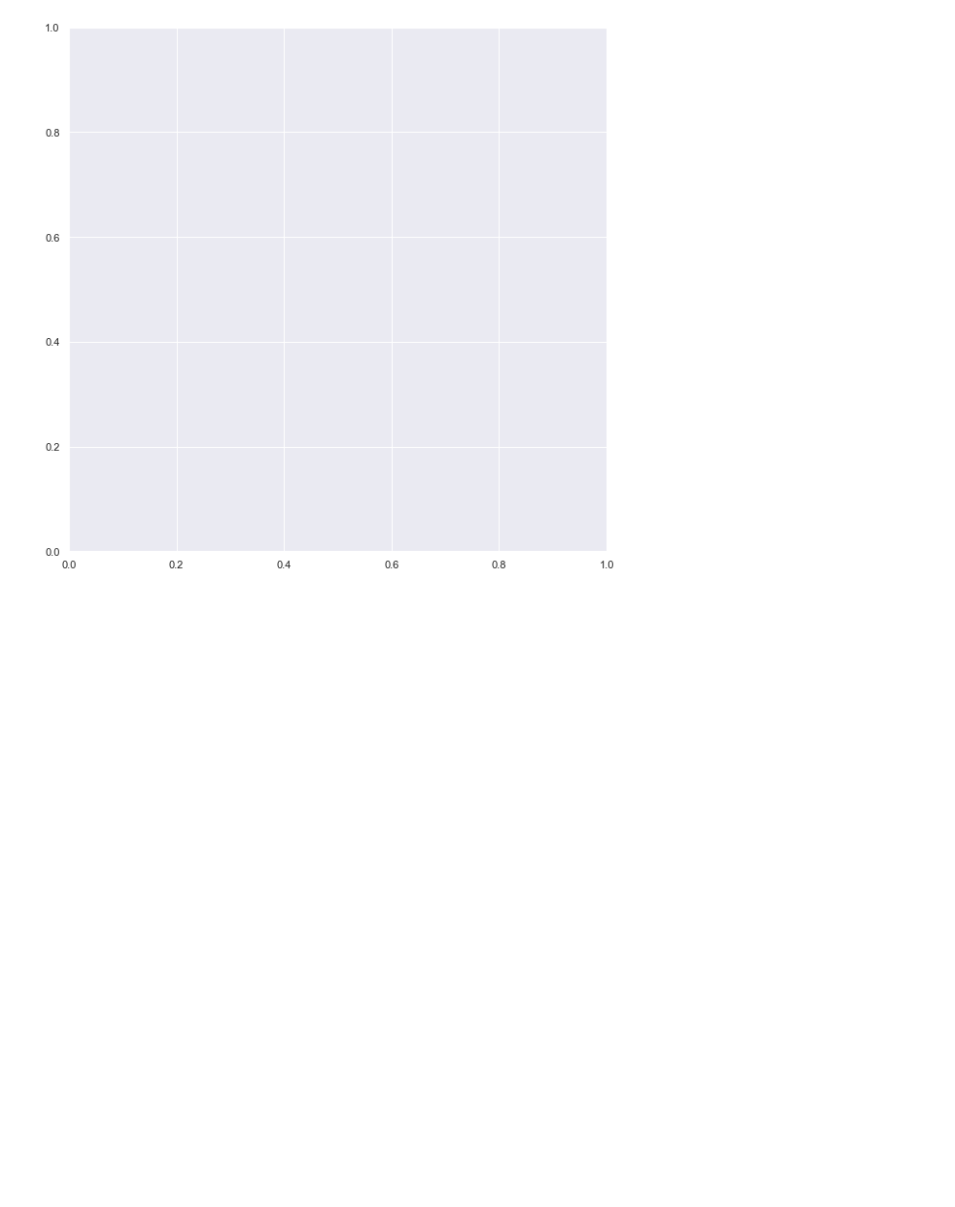
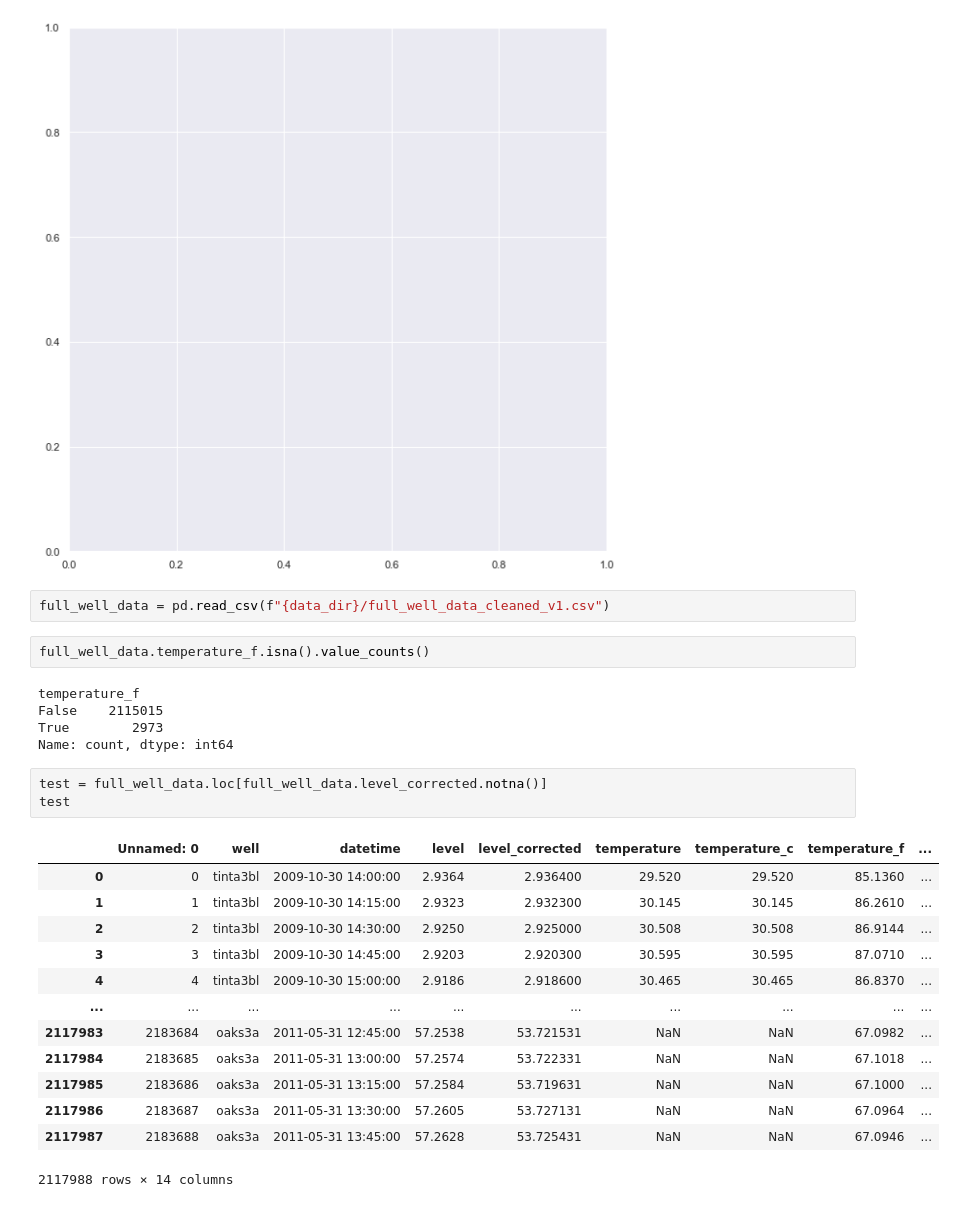
Before and after one commit to tnc-ca-geo/dangermondpreserve, a Jupyter notebook: Notebooks/well_data_vis.ipynb, the cells around one changed output. Drawn from its saved outputs; the diff is of its cells as text; blank space fills up the shorter version.

```diff
--- a/Notebooks/well_data_vis.ipynb
+++ b/Notebooks/well_data_vis.ipynb
@@ -187,3 +187,29 @@ counts.set_xticklabels(counts.get_xticklabels(), rotation=90);
 # %% [output]
 AttributeError: 'Rectangle' object has no property 'labels'
 [figure]
+# %%
+full_well_data = pd.read_csv(f"{data_dir}/full_well_data_cleaned_v1.csv")
+# %%
+full_well_data.temperature_f.isna().value_counts()
+# %% [output]
+temperature_f
+False    2115015
+True        2973
+Name: count, dtype: int64
+# %%
+test = full_well_data.loc[full_well_data.level_corrected.notna()]
+test
+# %% [output]
+|  | Unnamed: 0 | well | datetime | level | level_corrected | temperature | temperature_c | temperature_f | ... |
+| 0 | 0 | tinta3bl | 2009-10-30 14:00:00 | 2.9364 | 2.936400 | 29.520 | 29.520 | 85.1360 | ... |
+| 1 | 1 | tinta3bl | 2009-10-30 14:15:00 | 2.9323 | 2.932300 | 30.145 | 30.145 | 86.2610 | ... |
+| 2 | 2 | tinta3bl | 2009-10-30 14:30:00 | 2.9250 | 2.925000 | 30.508 | 30.508 | 86.9144 | ... |
+| 3 | 3 | tinta3bl | 2009-10-30 14:45:00 | 2.9203 | 2.920300 | 30.595 | 30.595 | 87.0710 | ... |
+| 4 | 4 | tinta3bl | 2009-10-30 15:00:00 | 2.9186 | 2.918600 | 30.465 | 30.465 | 86.8370 | ... |
+| ... | ... | ... | ... | ... | ... | ... | ... | ... | ... |
+| 2117983 | 2183684 | oaks3a | 2011-05-31 12:45:00 | 57.2538 | 53.721531 | NaN | NaN | 67.0982 | ... |
+| 2117984 | 2183685 | oaks3a | 2011-05-31 13:00:00 | 57.2574 | 53.722331 | NaN | NaN | 67.1018 | ... |
+| 2117985 | 2183686 | oaks3a | 2011-05-31 13:15:00 | 57.2584 | 53.719631 | NaN | NaN | 67.1000 | ... |
+| 2117986 | 2183687 | oaks3a | 2011-05-31 13:30:00 | 57.2605 | 53.727131 | NaN | NaN | 67.0964 | ... |
+| 2117987 | 2183688 | oaks3a | 2011-05-31 13:45:00 | 57.2628 | 53.725431 | NaN | NaN | 67.0946 | ... |
+2117988 rows × 14 columns
```
Also changed, not shown: parts of 6 cells of this notebook, 6 other files.
